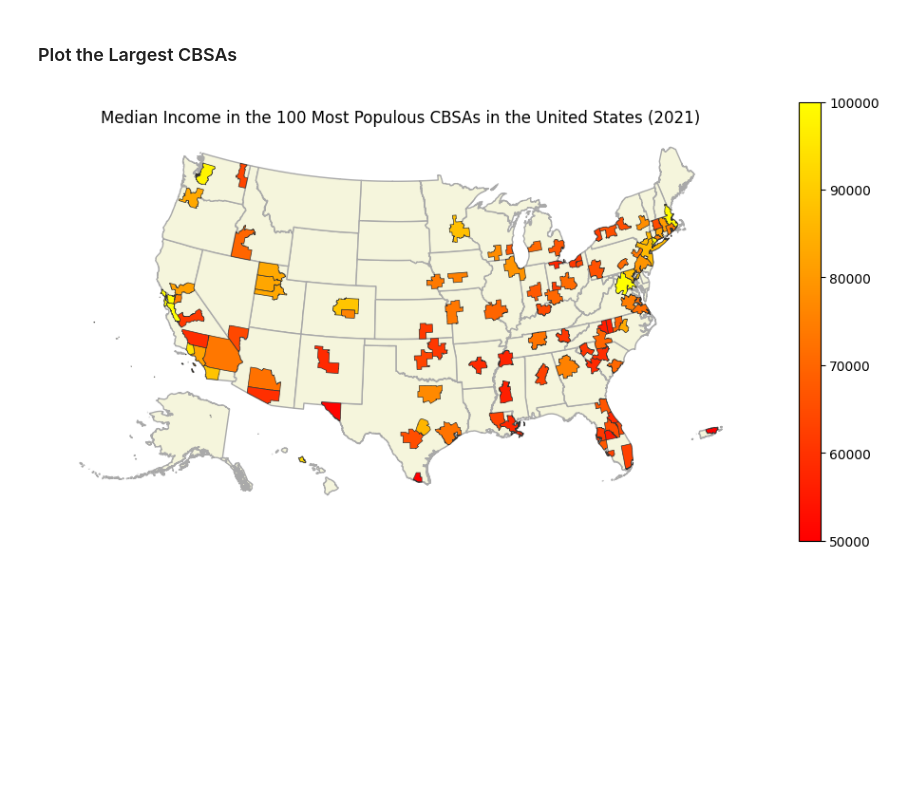
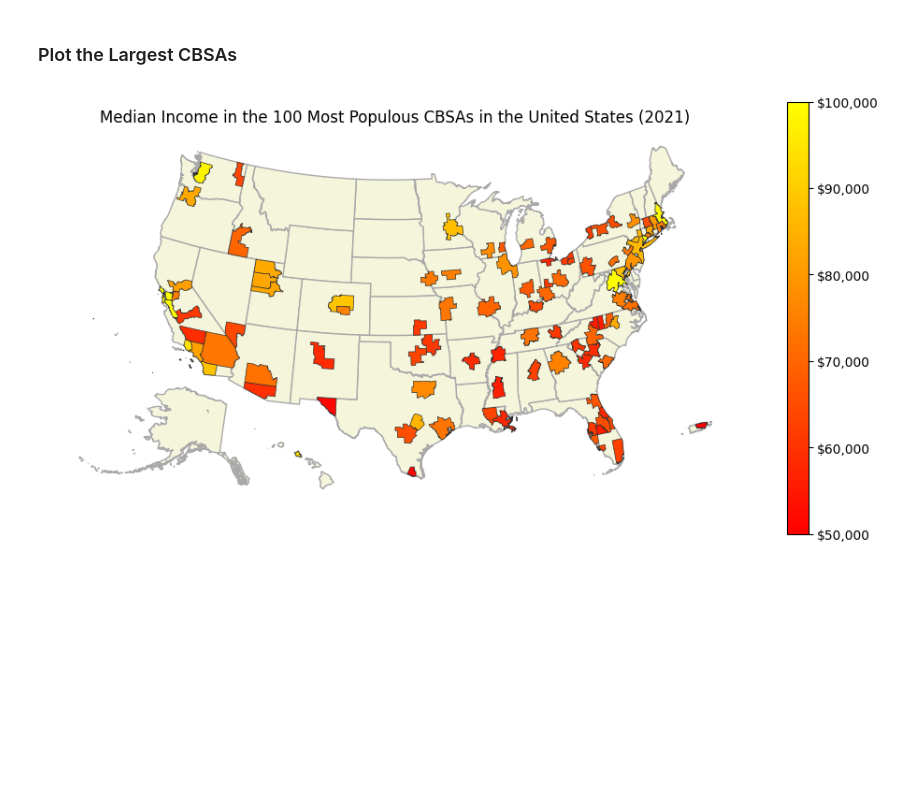
Before and after one commit to censusdis/censusdis-tutorial-2024, a Jupyter notebook: Lessons/Lesson 2 Maps.ipynb, the cells around one changed output. Cells and saved outputs as stored; diff of their text form; code cells hidden in the pictures.

Commit message:
Dollar formatting on legends.

```diff
--- a/Lessons/Lesson 2 Maps.ipynb
+++ b/Lessons/Lesson 2 Maps.ipynb
@@ -446,24 +449,25 @@ gdf_large_cbsa.head()
 # %%
 ax = cem.plot_us(gdf_all_states, color="beige", edgecolor="darkgrey", figsize=(12, 6))
 
 ax = cem.plot_us(
     gdf_large_cbsa,
     MEDIAN_HOUSEHOLD_INCOME_VARIABLE,
     cmap="autumn",
     edgecolor="#333",
     linewidth=0.5,
     vmin=50_000,
     vmax=100_000,
     legend=True,
+    legend_kwds={"format": FuncFormatter(lambda x, pos: f"${x:,.0f}")},
     ax=ax,
 )
 
 ax.axis("off")
 _ = ax.set_title(
     f"Median Income in the {n} Most Populous CBSAs in the United States (2021)"
 )
 # %% [output]
-[figure, old version]
+[figure, new version]
 # %% [markdown]
 <br><br><br><br><br><br><br><br>
 <br><br><br><br><br><br><br><br>
```
Also changed, not shown: parts of 2 cells of this notebook.
